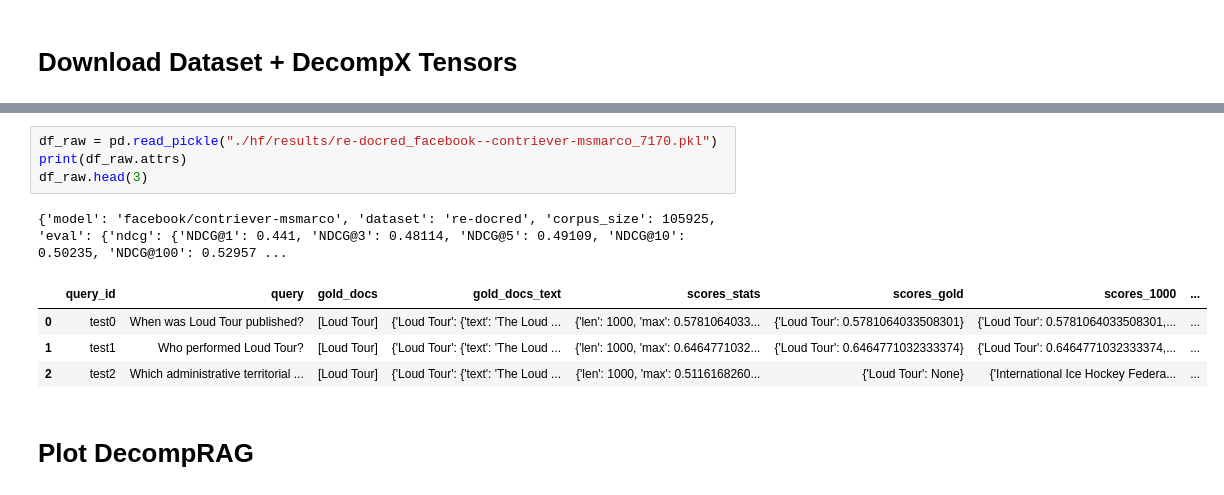
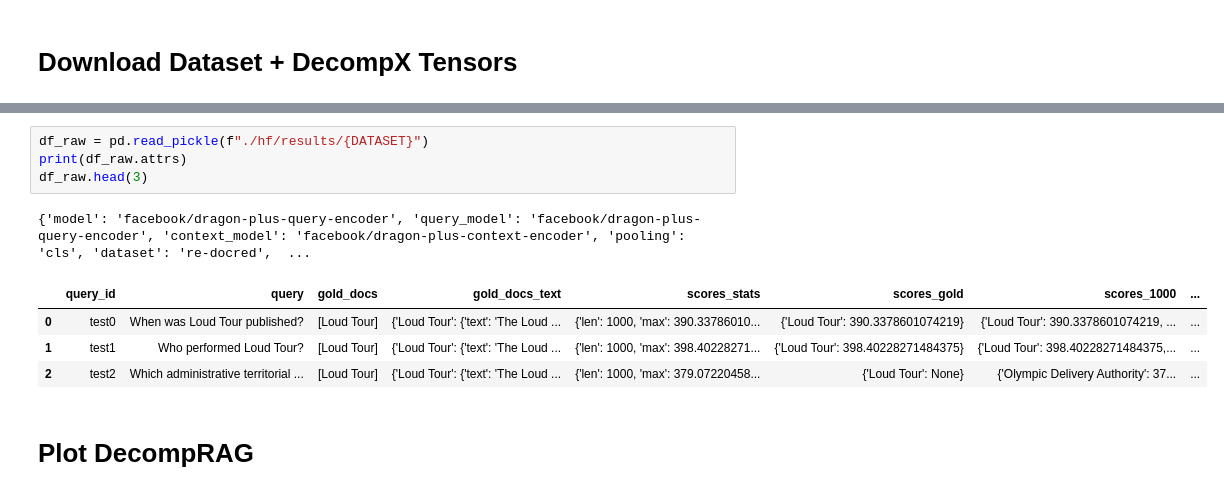
Before and after one commit to mohsenfayyaz/ColDeR, a Jupyter notebook: src/notebooks/Analysis.ipynb, the cells around one changed output, grey strips where cells are left out. Saved outputs shown, nothing was run; the diff lists cells and outputs as text.

```diff
--- a/src/notebooks/Analysis.ipynb
+++ b/src/notebooks/Analysis.ipynb
@@ -33,13 +37,13 @@ hf.hf_hub_download(repo_id="Retriever-Contextualization/datasets", filename="res
 # %%
-df_raw = pd.read_pickle("./hf/results/re-docred_facebook--contriever-msmarco_7170.pkl")
+df_raw = pd.read_pickle(f"./hf/results/{DATASET}")
 print(df_raw.attrs)
 df_raw.head(3)
 # %% [output]
-{'model': 'facebook/contriever-msmarco', 'dataset': 're-docred', 'corpus_size': 105925, 'eval': {'ndcg': {'NDCG@1': 0.441, 'NDCG@3': 0.48114, 'NDCG@5': 0.49109, 'NDCG@10': 0.50235, 'NDCG@100': 0.52957 ...
+{'model': 'facebook/dragon-plus-query-encoder', 'query_model': 'facebook/dragon-plus-query-encoder', 'context_model': 'facebook/dragon-plus-context-encoder', 'pooling': 'cls', 'dataset': 're-docred',  ...
 |  | query_id | query | gold_docs | gold_docs_text | scores_stats | scores_gold | scores_1000 | ... |
-| 0 | test0 | When was Loud Tour published? | [Loud Tour] | {'Loud Tour': {'text': 'The Loud ... | {'len': 1000, 'max': 0.5781064033... | {'Loud Tour': 0.5781064033508301} | {'Loud Tour': 0.5781064033508301,... | ... |
-| 1 | test1 | Who performed Loud Tour? | [Loud Tour] | {'Loud Tour': {'text': 'The Loud ... | {'len': 1000, 'max': 0.6464771032... | {'Loud Tour': 0.6464771032333374} | {'Loud Tour': 0.6464771032333374,... | ... |
-| 2 | test2 | Which administrative territorial ... | [Loud Tour] | {'Loud Tour': {'text': 'The Loud ... | {'len': 1000, 'max': 0.5116168260... | {'Loud Tour': None} | {'International Ice Hockey Federa... | ... |
+| 0 | test0 | When was Loud Tour published? | [Loud Tour] | {'Loud Tour': {'text': 'The Loud ... | {'len': 1000, 'max': 390.33786010... | {'Loud Tour': 390.3378601074219} | {'Loud Tour': 390.3378601074219, ... | ... |
+| 1 | test1 | Who performed Loud Tour? | [Loud Tour] | {'Loud Tour': {'text': 'The Loud ... | {'len': 1000, 'max': 398.40228271... | {'Loud Tour': 398.40228271484375} | {'Loud Tour': 398.40228271484375,... | ... |
+| 2 | test2 | Which administrative territorial ... | [Loud Tour] | {'Loud Tour': {'text': 'The Loud ... | {'len': 1000, 'max': 379.07220458... | {'Loud Tour': None} | {'Olympic Delivery Authority': 37... | ... |
 # %% [markdown]
 # Plot DecompRAG
 # %%
```
Also changed, not shown: parts of 20 cells of this notebook, 8 other files.
